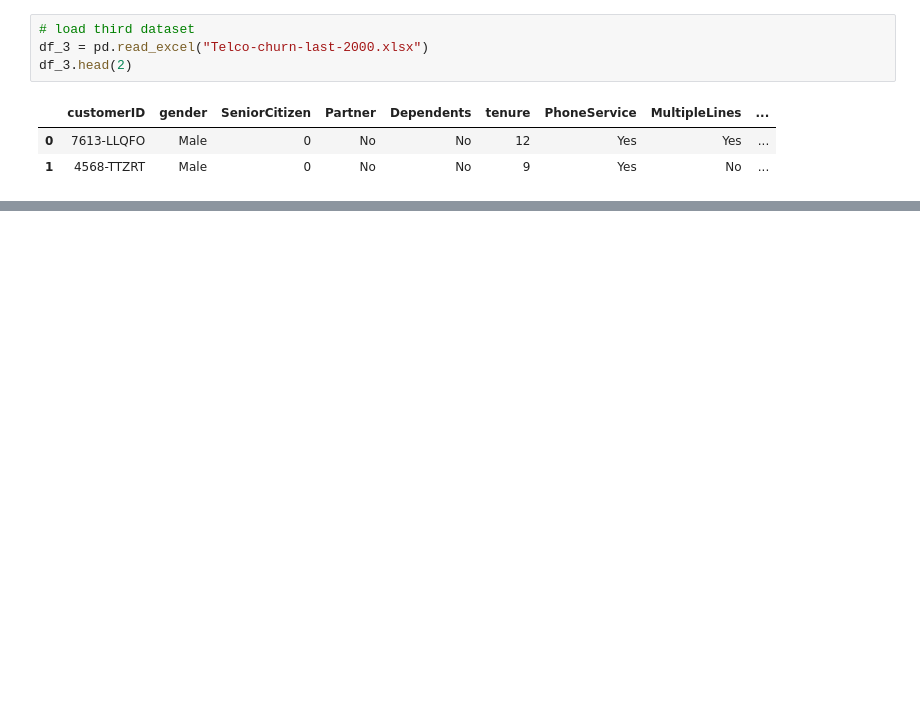
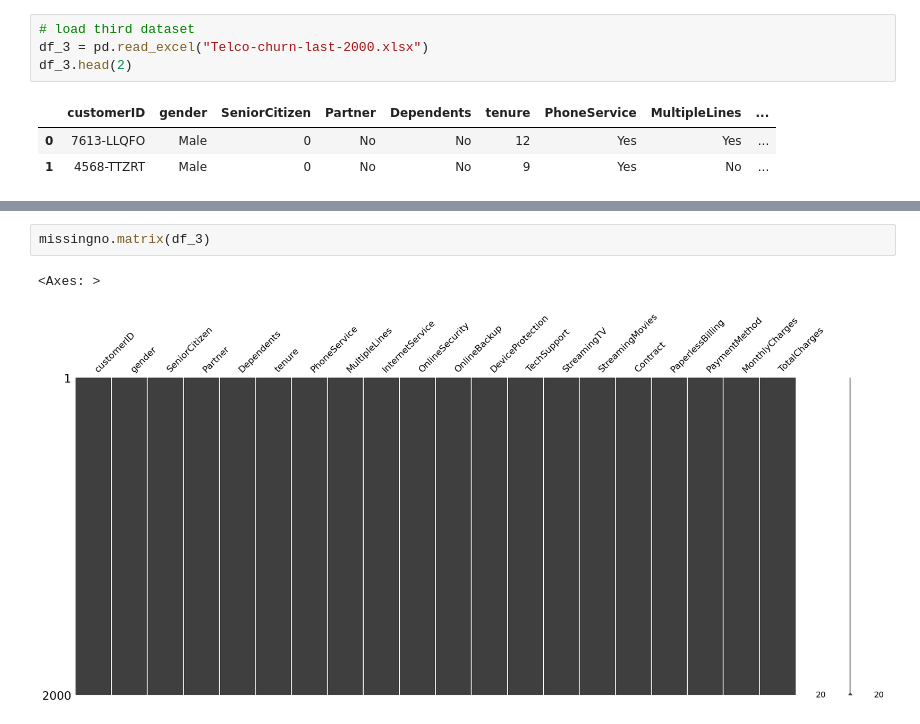
Before and after one commit to FloJoLaryea/Customer_Churn_Analysis, a Jupyter notebook: cstomer_churn_analysis.ipynb, the cells around one changed output, grey strips where cells are left out. Saved outputs shown, nothing was run; the diff lists cells and outputs as text; blank space fills up the shorter version.

```diff
--- a/cstomer_churn_analysis.ipynb
+++ b/cstomer_churn_analysis.ipynb
@@ -89,0 +316,5 @@ df_3.head(2)
+# %%
+missingno.matrix(df_3)
+# %% [output]
+<Axes: >
+[figure, added]
```
Also changed, not shown: parts of 27 cells of this notebook, 1 other file.
